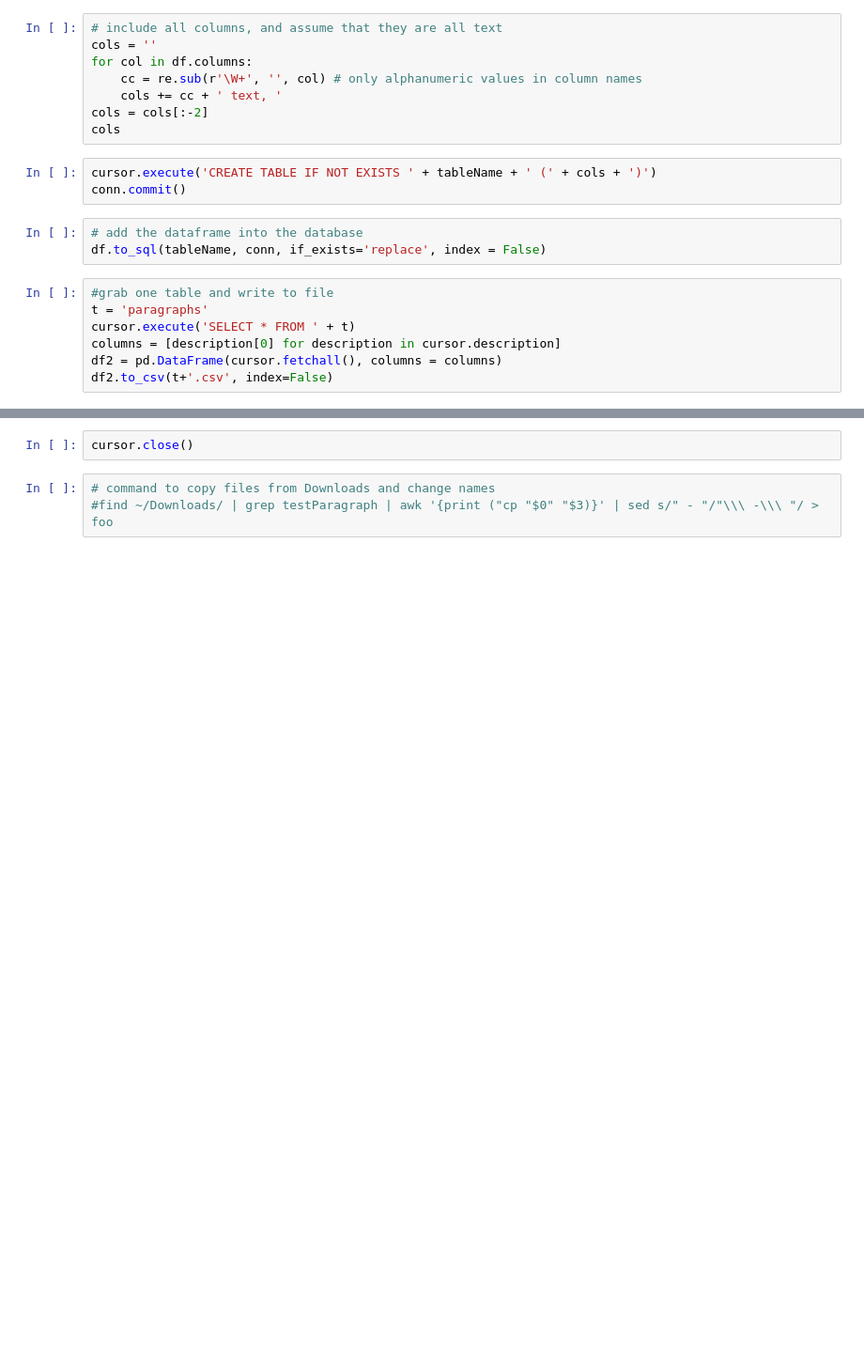
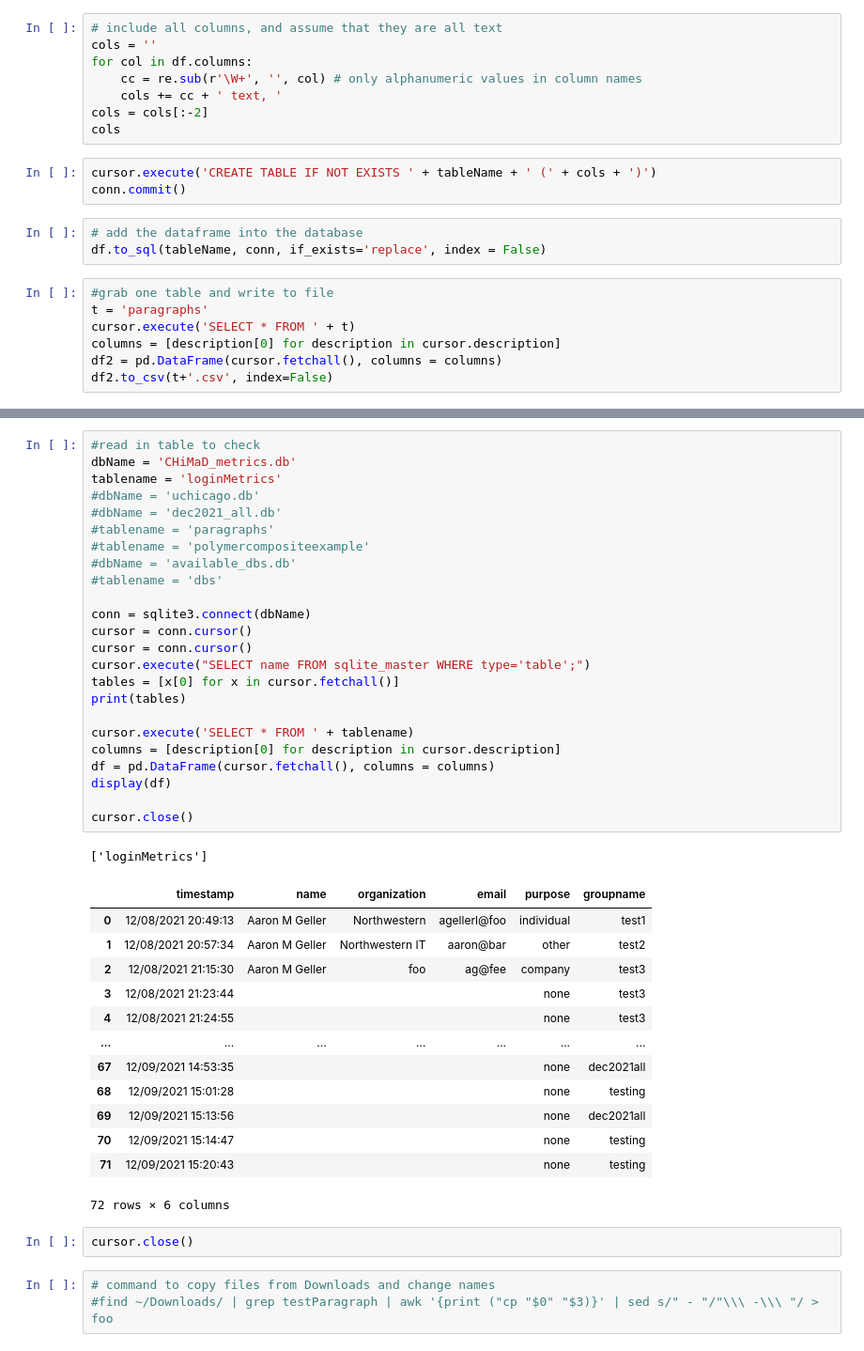
Before and after one commit to ageller/CHiMaDSystemDesignToolbox, a Jupyter notebook: chimadApp/app/static/data/sqlite3/pandas_to_sqlite3.ipynb, the cells around one changed output, grey strips where cells are left out. Shown at 94% size. Drawn from its saved outputs; the diff is of its cells as text; blank space fills up the shorter version.

```diff
--- a/chimadApp/app/static/data/sqlite3/pandas_to_sqlite3.ipynb
+++ b/chimadApp/app/static/data/sqlite3/pandas_to_sqlite3.ipynb
@@ -237,5 +194,44 @@ cursor.close()
-# %%
-cursor.close()
+# %%
+#read in table to check
+dbName = 'CHiMaD_metrics.db'
+tablename = 'loginMetrics'
+#dbName = 'uchicago.db'
+#dbName = 'dec2021_all.db'
+#tablename = 'paragraphs'
+#tablename = 'polymercompositeexample'
+#dbName = 'available_dbs.db'
+#tablename = 'dbs'
+
+conn = sqlite3.connect(dbName)
+cursor = conn.cursor()
+cursor = conn.cursor()
+cursor.execute("SELECT name FROM sqlite_master WHERE type='table';")
+tables = [x[0] for x in cursor.fetchall()]
+print(tables)
+
+cursor.execute('SELECT * FROM ' + tablename)
+columns = [description[0] for description in cursor.description]
+df = pd.DataFrame(cursor.fetchall(), columns = columns)
+display(df)
+
+cursor.close()
+# %% [output]
+['loginMetrics']
+|  | timestamp | name | organization | email | purpose | groupname |
+| 0 | 12/08/2021 20:49:13 | Aaron M Geller | Northwestern | agellerl@foo | individual | test1 |
+| 1 | 12/08/2021 20:57:34 | Aaron M Geller | Northwestern IT | aaron@bar | other | test2 |
+| 2 | 12/08/2021 21:15:30 | Aaron M Geller | foo | ag@fee | company | test3 |
+| 3 | 12/08/2021 21:23:44 |  |  |  | none | test3 |
+| 4 | 12/08/2021 21:24:55 |  |  |  | none | test3 |
+| ... | ... | ... | ... | ... | ... | ... |
+| 67 | 12/09/2021 14:53:35 |  |  |  | none | dec2021all |
+| 68 | 12/09/2021 15:01:28 |  |  |  | none | testing |
+| 69 | 12/09/2021 15:13:56 |  |  |  | none | dec2021all |
+| 70 | 12/09/2021 15:14:47 |  |  |  | none | testing |
+| 71 | 12/09/2021 15:20:43 |  |  |  | none | testing |
+72 rows × 6 columns
+# %%
+cursor.close()
 # %%
 # command to copy files from Downloads and change names
 #find ~/Downloads/ | grep testParagraph | awk '{print ("cp "$0" "$3)}' | sed s/" - "/"\\\ -\\\ "/ > foo
```
Also changed, not shown: parts of 21 cells of this notebook, 7 other files.
